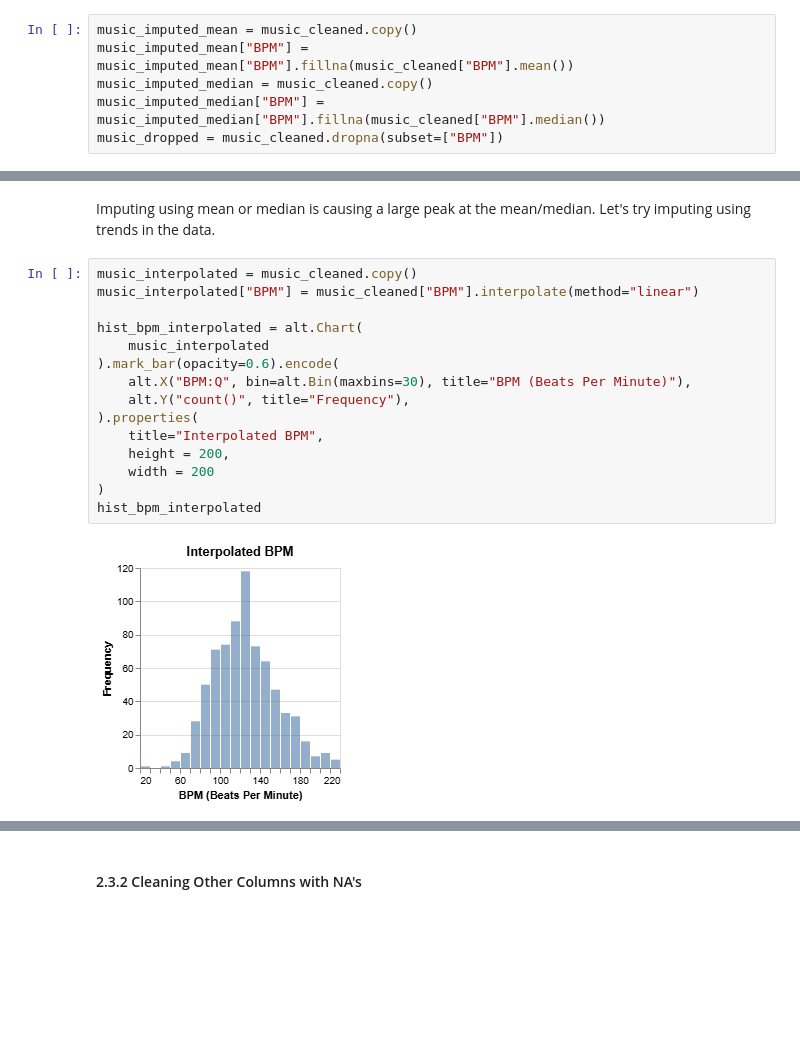
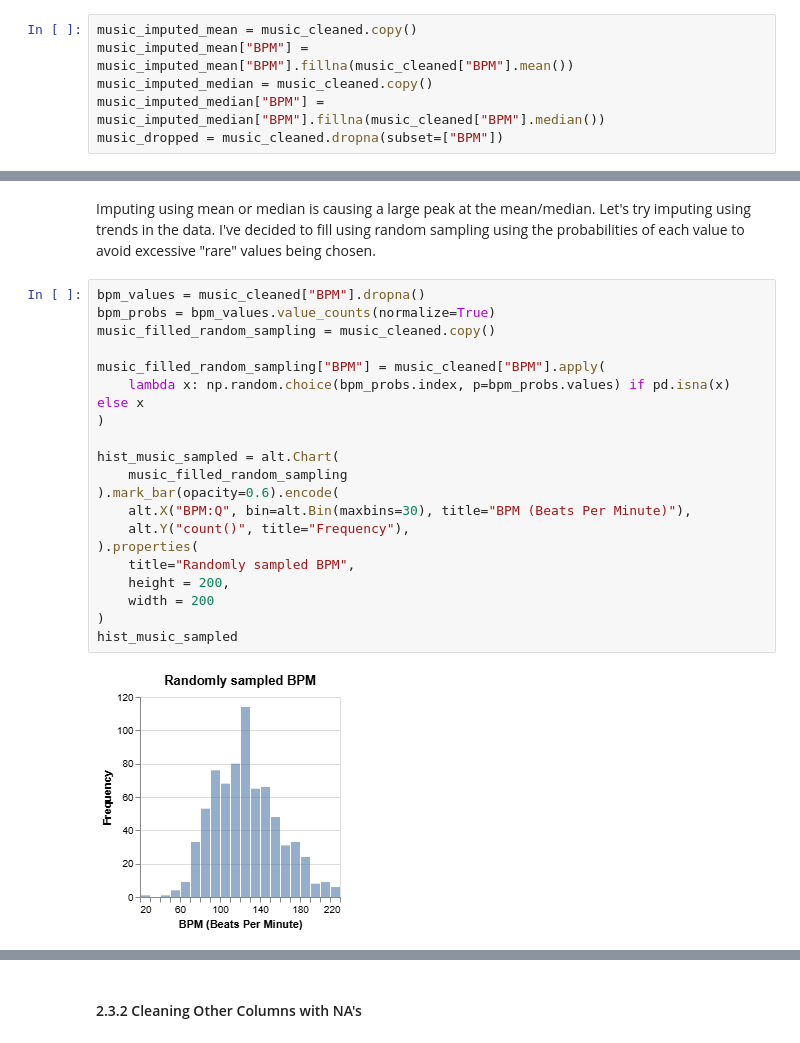
Before and after one commit to ubc-dsci320-2024w2/project-team_fabfour, a Jupyter notebook: analysis/Allison/analysis1.ipynb, the cells around one changed output, grey strips where cells are left out. Drawn from its saved outputs; the diff is of its cells as text; blank space fills up the shorter version.

```diff
--- a/analysis/Allison/analysis1.ipynb
+++ b/analysis/Allison/analysis1.ipynb
@@ -359,21 +358,26 @@ hist_bpm_dropped = alt.Chart(
 # %% [output]
 [figure]
 # %% [markdown]
-Imputing using mean or median is causing a large peak at the mean/median. Let's try imputing using trends in the data.
+Imputing using mean or median is causing a large peak at the mean/median. Let's try imputing using trends in the data. I've decided to fill using random sampling using the probabilities of each value to avoid excessive "rare" values being chosen.
 # %%
-music_interpolated = music_cleaned.copy()
-music_interpolated["BPM"] = music_cleaned["BPM"].interpolate(method="linear")
+bpm_values = music_cleaned["BPM"].dropna()
+bpm_probs = bpm_values.value_counts(normalize=True)
+music_filled_random_sampling = music_cleaned.copy()
 
-hist_bpm_interpolated = alt.Chart(
-    music_interpolated
+music_filled_random_sampling["BPM"] = music_cleaned["BPM"].apply(
+    lambda x: np.random.choice(bpm_probs.index, p=bpm_probs.values) if pd.isna(x) else x
+)
+
+hist_music_sampled = alt.Chart(
+    music_filled_random_sampling
 ).mark_bar(opacity=0.6).encode(
     alt.X("BPM:Q", bin=alt.Bin(maxbins=30), title="BPM (Beats Per Minute)"),
     alt.Y("count()", title="Frequency"),
 ).properties(
-    title="Interpolated BPM",
+    title="Randomly sampled BPM",
     height = 200,
     width = 200
 )
-hist_bpm_interpolated
+hist_music_sampled
 # %% [output]
-[figure, old version]
+[figure, new version]
```
Also changed, not shown: parts of 83 cells of this notebook, 26 other files.
